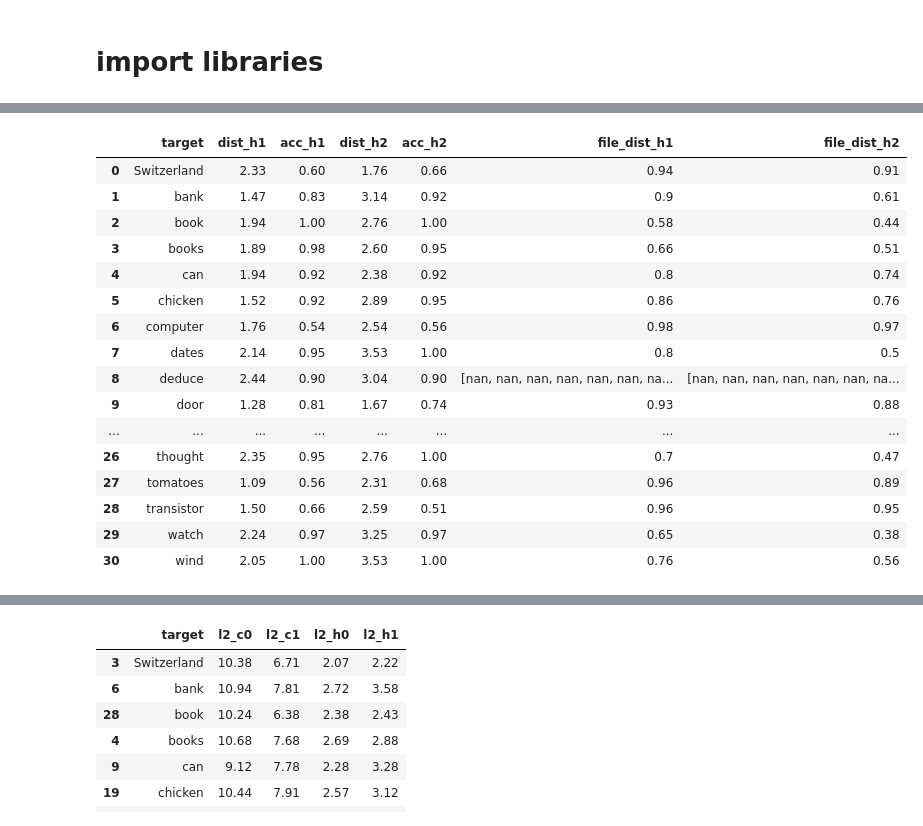
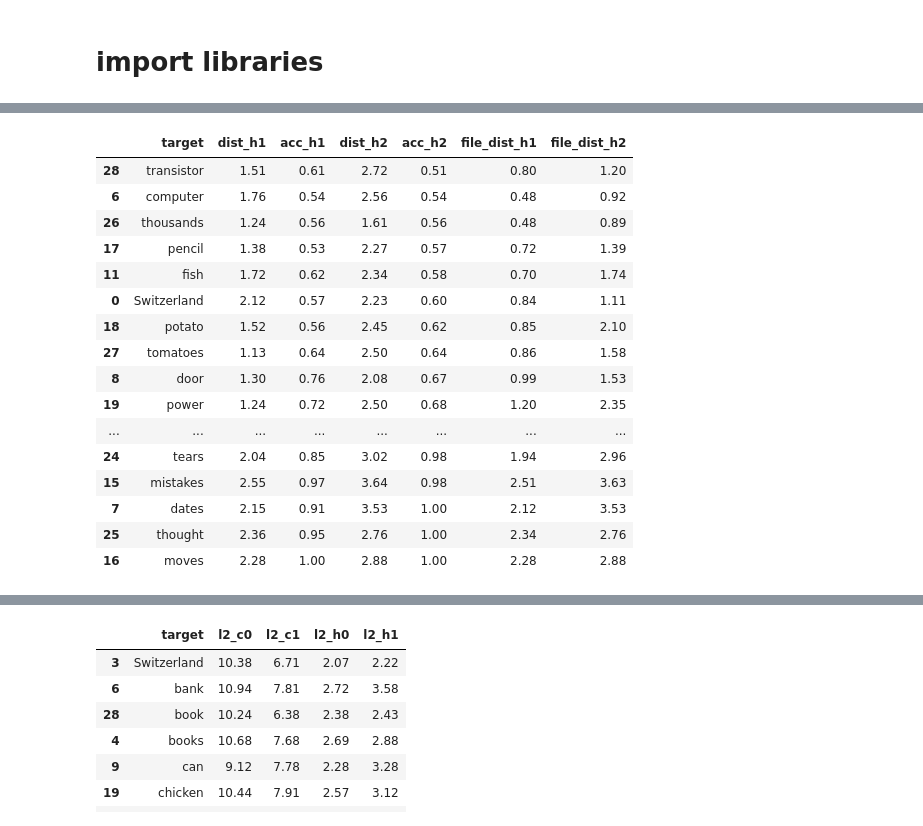
Before and after one commit to CLQuantizer/polysemy, a Jupyter notebook: GaussianClustering.ipynb, the cells around one changed output, grey strips where cells are left out. Saved outputs shown, nothing was run; the diff lists cells and outputs as text; code cells hidden in the pictures.

Commit message:
modified chicken

```diff
--- a/GaussianClustering.ipynb
+++ b/GaussianClustering.ipynb
@@ -59,7 +40,7 @@ def single_type_word_dist(df,t):
         x1 = dfa['tensors'].agg('mean')
         x2 = dfb['tensors'].agg('mean')
         #res[word] = euclidean(x1,x2)
-        res[word] = cos(x1,x2)
+        res[word] = euclidean(x1,x2)
     file_dis = pd.DataFrame.from_dict(res, orient='index',columns = [f'file_dist_{t}']).reset_index().rename(columns={"index": "target"})
     return file_dis
 # calculate the ground truth distance between file
@@ -75,17 +56,17 @@ def all_types_of_dist(embed_dict,types=types):
             df = pd.merge(df,delta_df, on='target')
     return df
 # calculate l2 normalisation factors for each extraction type
-def l2_normalisation_factors(embed_dict,types=types):
-    norm_factors = pd.DataFrame(columns = ['target'] + [f'l2_{t}' for t in types])
-    word_set = set()
-    for t in types:
-        a = []
-        for word,group in embed_dict[t].groupby(by='target'):
-            #exlude the werd words in the data set
-            if word =='went' or word == 'line':
-                continue
-            word_set.add(word)
-            a.append(np.linalg.norm(group['tensors'].apply('mean')))
-        norm_factors[f'l2_{t}']=a
-    norm_factors['target'] = list(word_set)
-    return norm_factors
+# def l2_normalisation_factors(embed_dict,types=types):
+#     norm_factors = pd.DataFrame(columns = ['target'] + [f'l2_{t}' for t in types])
+#     word_set = set()
+#     for t in types:
+#         a = []
+#         for word,group in embed_dict[t].groupby(by='target'):
+#             #exlude the werd words in the data set
+#             if word =='went' or word == 'line':
+#                 continue
+#             word_set.add(word)
+#             a.append(np.linalg.norm(group['tensors'].apply('mean')))
+#         norm_factors[f'l2_{t}']=a
+#     norm_factors['target'] = list(word_set)
+#     return norm_factors
@@ -208,7 +199,7 @@ def all_types_ngauss(n_random,embed_dict,n_init,types=types,metric='euclidean'):
             res = pd.DataFrame.merge(res,ngauss(n_random,embed_dict[t],n_init,t=t,metric = metric),on='target')
     return res
 # %%
-two_ng = all_types_ngauss(1,embed_dict,1)
+two_ng = all_types_ngauss(3,embed_dict,1)
 # %%
 two_ng.sort_values(by='acc_h1')
 # %% [output]
@@ -234,25 +225,25 @@ two_ng.sort_values(by='acc_h1')
 # %%
 # get the results
 results= pd.DataFrame.merge(two_ng,all_types_dist_all_words,on='target')
-results
+results.sort_values(by='acc_h2')
 # %% [output]
 |  | target | dist_h1 | acc_h1 | dist_h2 | acc_h2 | file_dist_h1 | file_dist_h2 |
-| 0 | Switzerland | 2.33 | 0.60 | 1.76 | 0.66 | 0.94 | 0.91 |
-| 1 | bank | 1.47 | 0.83 | 3.14 | 0.92 | 0.9 | 0.61 |
-| 2 | book | 1.94 | 1.00 | 2.76 | 1.00 | 0.58 | 0.44 |
-| 3 | books | 1.89 | 0.98 | 2.60 | 0.95 | 0.66 | 0.51 |
-| 4 | can | 1.94 | 0.92 | 2.38 | 0.92 | 0.8 | 0.74 |
-| 5 | chicken | 1.52 | 0.92 | 2.89 | 0.95 | 0.86 | 0.76 |
-| 6 | computer | 1.76 | 0.54 | 2.54 | 0.56 | 0.98 | 0.97 |
-| 7 | dates | 2.14 | 0.95 | 3.53 | 1.00 | 0.8 | 0.5 |
-| 8 | deduce | 2.44 | 0.90 | 3.04 | 0.90 | [nan, nan, nan, nan, nan, nan, na... | [nan, nan, nan, nan, nan, nan, na... |
-| 9 | door | 1.28 | 0.81 | 1.67 | 0.74 | 0.93 | 0.88 |
+| 28 | transistor | 1.51 | 0.61 | 2.72 | 0.51 | 0.80 | 1.20 |
+| 6 | computer | 1.76 | 0.54 | 2.56 | 0.54 | 0.48 | 0.92 |
+| 26 | thousands | 1.24 | 0.56 | 1.61 | 0.56 | 0.48 | 0.89 |
+| 17 | pencil | 1.38 | 0.53 | 2.27 | 0.57 | 0.72 | 1.39 |
+| 11 | fish | 1.72 | 0.62 | 2.34 | 0.58 | 0.70 | 1.74 |
+| 0 | Switzerland | 2.12 | 0.57 | 2.23 | 0.60 | 0.84 | 1.11 |
+| 18 | potato | 1.52 | 0.56 | 2.45 | 0.62 | 0.85 | 2.10 |
+| 27 | tomatoes | 1.13 | 0.64 | 2.50 | 0.64 | 0.86 | 1.58 |
+| 8 | door | 1.30 | 0.76 | 2.08 | 0.67 | 0.99 | 1.53 |
+| 19 | power | 1.24 | 0.72 | 2.50 | 0.68 | 1.20 | 2.35 |
 | ... | ... | ... | ... | ... | ... | ... | ... |
-| 26 | thought | 2.35 | 0.95 | 2.76 | 1.00 | 0.7 | 0.47 |
-| 27 | tomatoes | 1.09 | 0.56 | 2.31 | 0.68 | 0.96 | 0.89 |
-| 28 | transistor | 1.50 | 0.66 | 2.59 | 0.51 | 0.96 | 0.95 |
-| 29 | watch | 2.24 | 0.97 | 3.25 | 0.97 | 0.65 | 0.38 |
-| 30 | wind | 2.05 | 1.00 | 3.53 | 1.00 | 0.76 | 0.56 |
+| 24 | tears | 2.04 | 0.85 | 3.02 | 0.98 | 1.94 | 2.96 |
+| 15 | mistakes | 2.55 | 0.97 | 3.64 | 0.98 | 2.51 | 3.63 |
+| 7 | dates | 2.15 | 0.91 | 3.53 | 1.00 | 2.12 | 3.53 |
+| 25 | thought | 2.36 | 0.95 | 2.76 | 1.00 | 2.34 | 2.76 |
+| 16 | moves | 2.28 | 1.00 | 2.88 | 1.00 | 2.28 | 2.88 |
 # %%
 # apply pearson's r to dis and acc
 corr = {}
```
Also changed, not shown: parts of 15 cells of this notebook, 9 other files.
